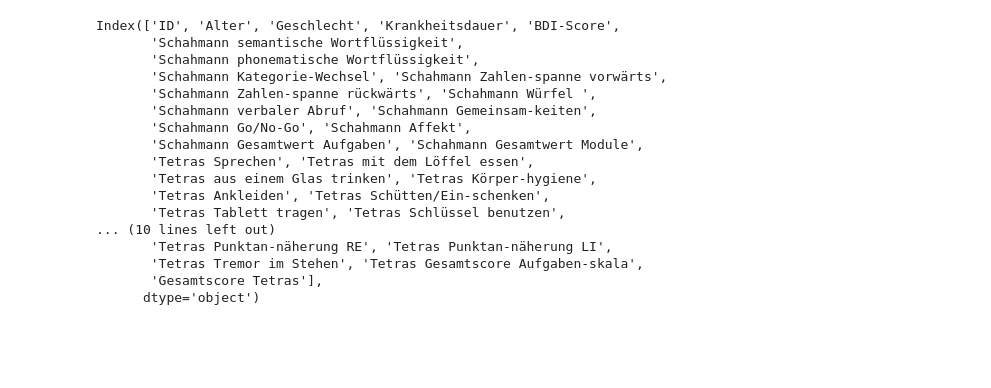
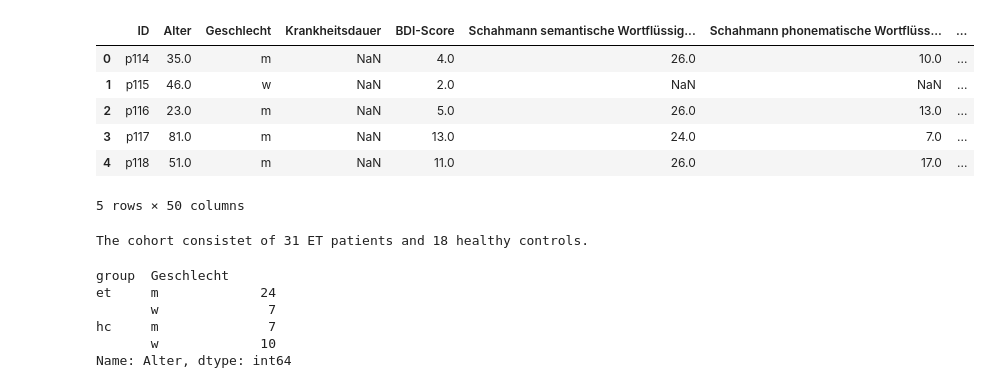
Before and after one commit to JuliusWelzel/tremor_feedback_jw, a Jupyter notebook: scripts/ana05_data_miriam.ipynb, the cells around one changed output. Saved outputs shown, nothing was run; the diff lists cells and outputs as text; code cells hidden in the pictures; blank space fills up the shorter version.

```diff
--- a/scripts/ana05_data_miriam.ipynb
+++ b/scripts/ana05_data_miriam.ipynb
@@ -47,23 +27,29 @@ dat_clin.head(15)
-# %%
-dat_clin.columns
-# %% [output]
-Index(['ID', 'Alter', 'Geschlecht', 'Krankheitsdauer', 'BDI-Score',
-       'Schahmann semantische Wortflüssigkeit',
-       'Schahmann phonematische Wortflüssigkeit',
-       'Schahmann Kategorie-Wechsel', 'Schahmann Zahlen-spanne vorwärts',
-       'Schahmann Zahlen-spanne rückwärts', 'Schahmann Würfel ',
-       'Schahmann verbaler Abruf', 'Schahmann Gemeinsam-keiten',
-       'Schahmann Go/No-Go', 'Schahmann Affekt',
-       'Schahmann Gesamtwert Aufgaben', 'Schahmann Gesamtwert Module',
-       'Tetras Sprechen', 'Tetras mit dem Löffel essen',
-       'Tetras aus einem Glas trinken', 'Tetras Körper-hygiene',
-       'Tetras Ankleiden', 'Tetras Schütten/Ein-schenken',
-       'Tetras Tablett tragen', 'Tetras Schlüssel benutzen',
-... (10 lines left out)
-       'Tetras Punktan-näherung RE', 'Tetras Punktan-näherung LI',
-       'Tetras Tremor im Stehen', 'Tetras Gesamtscore Aufgaben-skala',
-       'Gesamtscore Tetras'],
-      dtype='object')
+# %%
+dat_clin['group'] = dat_clin['ID'].str[0].map({'p':'et','c':'hc'})
+dat_clin['group'] = np.where(dat_clin['Tetras Gesamtscore Aufgaben-skala'].isna(),'hc','et')
+dat_clin.head(5)
+# %% [output]
+|  | ID | Alter | Geschlecht | Krankheitsdauer | BDI-Score | Schahmann semantische Wortflüssig... | Schahmann phonematische Wortflüss... | ... |
+| 0 | p114 | 35.0 | m | NaN | 4.0 | 26.0 | 10.0 | ... |
+| 1 | p115 | 46.0 | w | NaN | 2.0 | NaN | NaN | ... |
+| 2 | p116 | 23.0 | m | NaN | 5.0 | 26.0 | 13.0 | ... |
+| 3 | p117 | 81.0 | m | NaN | 13.0 | 24.0 | 7.0 | ... |
+| 4 | p118 | 51.0 | m | NaN | 11.0 | 26.0 | 17.0 | ... |
+5 rows × 50 columns
+# %%
+tmp = dat_clin["group"].value_counts()
+print(f"The cohort consistet of {tmp.et:2d} ET patients and {tmp.hc:2d} healthy controls.")
+# %% [output]
+The cohort consistet of 31 ET patients and 18 healthy controls.
+# %%
+dat_clin.groupby(['group','Geschlecht'])["Alter"].count()
+# %% [output]
+group  Geschlecht
+et     m             24
+       w              7
+hc     m              7
+       w             10
+Name: Alter, dtype: int64
 # %%
 vars_oi = ['ID', 'Alter', 'Geschlecht', 'Krankheitsdauer', 'BDI-Score','Schahmann Gesamtwert Aufgaben','Schahmann Gesamtwert Module','Tetras Gesamtscore Aufgaben-skala','Gesamtscore Tetras']
 
```
Also changed, not shown: parts of 13 cells of this notebook.
